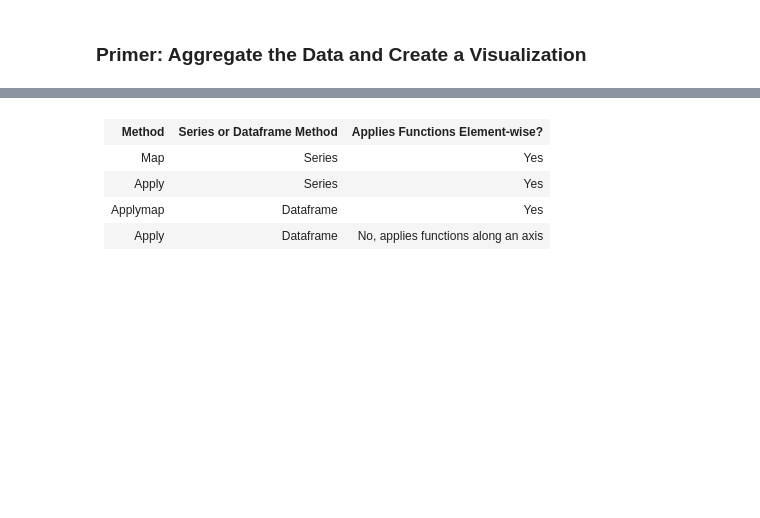
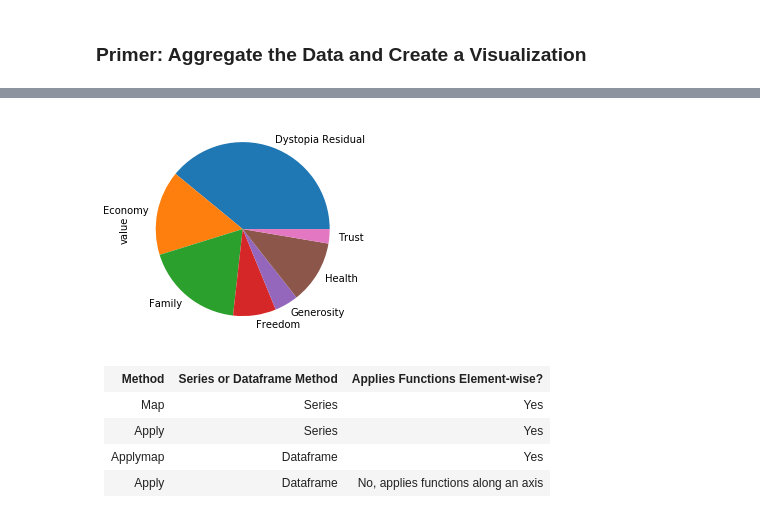
Before and after one commit to kovaxoid/Analitika_podatkov_python, a Jupyter notebook: Del_08_Agregacija_združevanje_in_tranformacija_podatkov/08_Agregacija_združevanje_in_tranformacija_podatkov_CLEAN.ipynb, the cells around one changed output, grey strips where cells are left out. Drawn from its saved outputs; the diff is of its cells as text; code cells hidden in the pictures; blank space fills up the shorter version.

```diff
--- a/Del_08_Agregacija_združevanje_in_tranformacija_podatkov/08_Agregacija_združevanje_in_tranformacija_podatkov_CLEAN.ipynb
+++ b/Del_08_Agregacija_združevanje_in_tranformacija_podatkov/08_Agregacija_združevanje_in_tranformacija_podatkov_CLEAN.ipynb
@@ -763,0 +815,3 @@ factors = ['Economy', 'Family', 'Health', 'Freedom', 'Trust', 'Generosity', 'Dys
+# %%
+factors = ['Economy', 'Family', 'Health', 'Freedom', 'Trust', 'Generosity', 'Dystopia Residual']
+happiness2015['Factors_sum'] = happiness2015[factors].sum(axis=1)
@@ -770,3 +871,5 @@ factors = ['Economy', 'Family', 'Health', 'Freedom', 'Trust', 'Generosity', 'Dys
 # %%
 main_cols = ['Country', 'Region', 'Happiness Rank', 'Happiness Score']
 factors = ['Economy', 'Family', 'Health', 'Freedom', 'Trust', 'Generosity', 'Dystopia Residual']
+# %%
+melt_happy = pd.melt(happiness2015, id_vars = main_cols, value_vars = factors)
@@ -772,0 +899,2 @@ factors = ['Economy', 'Family', 'Health', 'Freedom', 'Trust', 'Generosity', 'Dys
+# %%
+melt_happy['Percentage'] = round((melt_happy['value']/melt_happy['Happiness Score'])*100,2)
@@ -773,2 +931,4 @@ factors = ['Economy', 'Family', 'Health', 'Freedom', 'Trust', 'Generosity', 'Dys
 # %% [markdown]
 ### Primer: Aggregate the Data and Create a Visualization
+# %%
+pv_melt = melt_happy.pivot_table(index = 'variable', values = 'value')
@@ -775,3 +947,8 @@ factors = ['Economy', 'Family', 'Health', 'Freedom', 'Trust', 'Generosity', 'Dys
+# %%
+pv_melt.plot(kind='pie', y = 'value', legend = False)
+plt.show()
+# %% [output]
+[figure, added]
 # %% [markdown]
 
 <table class="tg">
```
Also changed, not shown: parts of 25 cells of this notebook, 35 other files.
